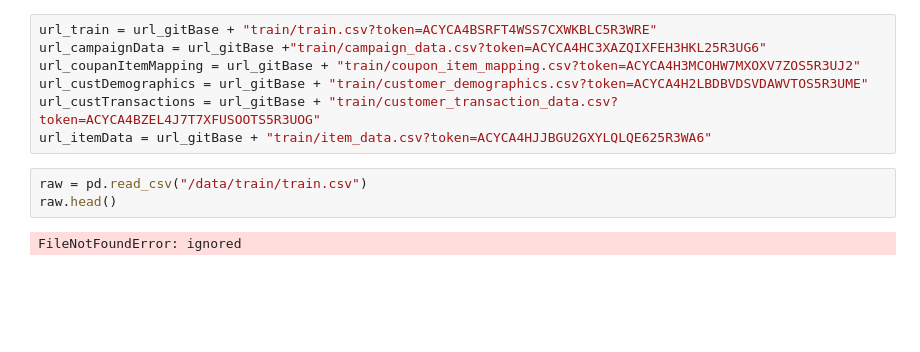
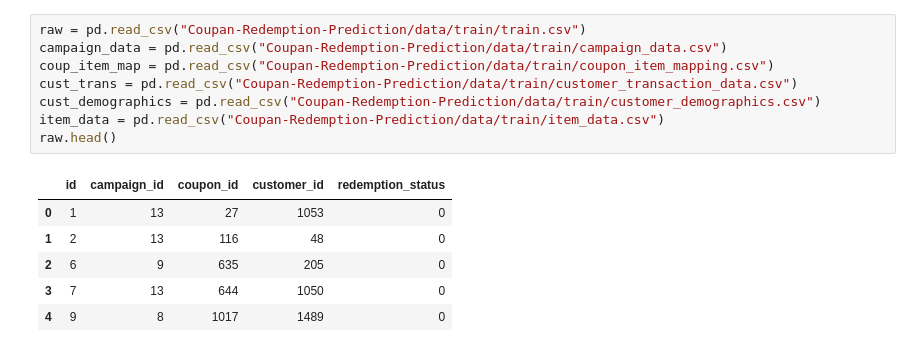
Before and after one commit to agolia14/Coupan-Redemption-Prediction, a Jupyter notebook: Data Exploration.ipynb, the cells around one changed output. Drawn from its saved outputs; the diff is of its cells as text; blank space fills up the shorter version.

```diff
--- a/Data Exploration.ipynb
+++ b/Data Exploration.ipynb
@@ -7,12 +10,15 @@ import pandas as pd
-# %%
-url_train = url_gitBase + "train/train.csv?token=ACYCA4BSRFT4WSS7CXWKBLC5R3WRE"
-url_campaignData = url_gitBase +"train/campaign_data.csv?token=ACYCA4HC3XAZQIXFEH3HKL25R3UG6"
-url_coupanItemMapping = url_gitBase + "train/coupon_item_mapping.csv?token=ACYCA4H3MCOHW7MXOXV7ZOS5R3UJ2"
-url_custDemographics = url_gitBase + "train/customer_demographics.csv?token=ACYCA4H2LBDBVDSVDAWVTOS5R3UME"
-url_custTransactions = url_gitBase + "train/customer_transaction_data.csv?token=ACYCA4BZEL4J7T7XFUSOOTS5R3UOG"
-url_itemData = url_gitBase + "train/item_data.csv?token=ACYCA4HJJBGU2GXYLQLQE625R3WA6"
-# %%
-raw = pd.read_csv("/data/train/train.csv")
-raw.head()
-# %% [output]
-FileNotFoundError: ignored
+# %%
+raw = pd.read_csv("Coupan-Redemption-Prediction/data/train/train.csv")
+campaign_data = pd.read_csv("Coupan-Redemption-Prediction/data/train/campaign_data.csv")
+coup_item_map = pd.read_csv("Coupan-Redemption-Prediction/data/train/coupon_item_mapping.csv")
+cust_trans = pd.read_csv("Coupan-Redemption-Prediction/data/train/customer_transaction_data.csv")
+cust_demographics = pd.read_csv("Coupan-Redemption-Prediction/data/train/customer_demographics.csv")
+item_data = pd.read_csv("Coupan-Redemption-Prediction/data/train/item_data.csv")
+raw.head()
+# %% [output]
+|  | id | campaign_id | coupon_id | customer_id | redemption_status |
+| 0 | 1 | 13 | 27 | 1053 | 0 |
+| 1 | 2 | 13 | 116 | 48 | 0 |
+| 2 | 6 | 9 | 635 | 205 | 0 |
+| 3 | 7 | 13 | 644 | 1050 | 0 |
+| 4 | 9 | 8 | 1017 | 1489 | 0 |
```
Also changed, not shown: parts of 14 cells of this notebook.
